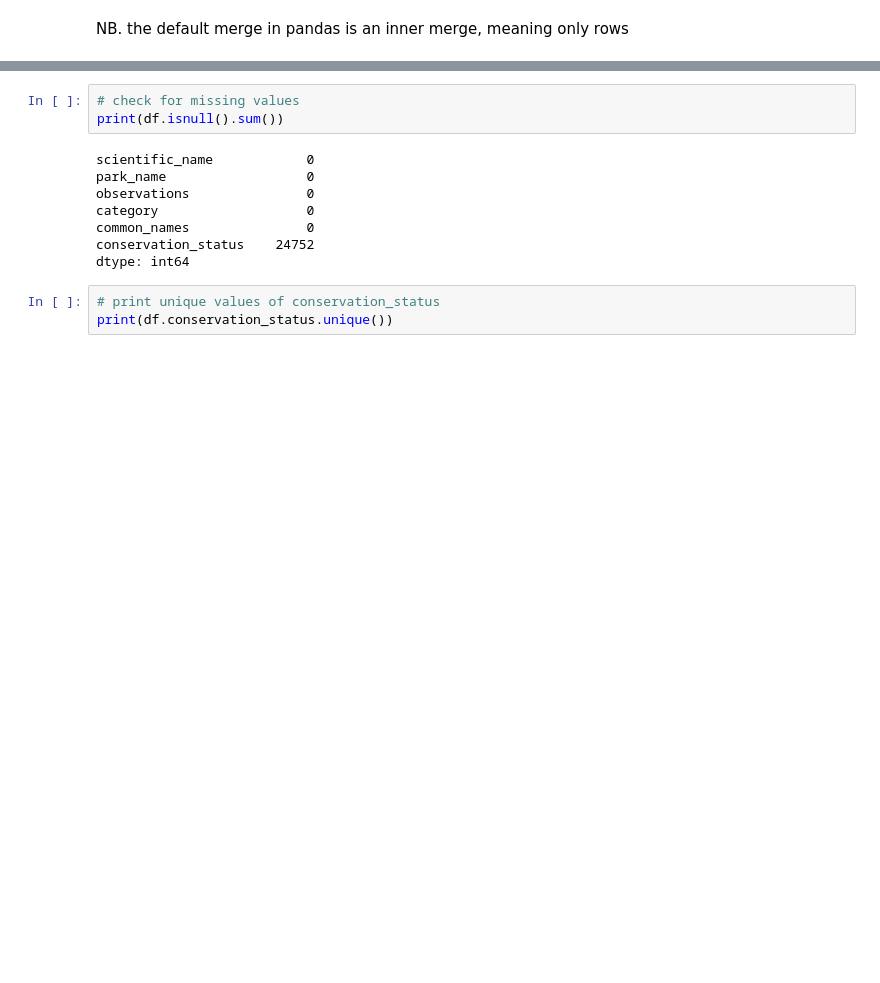
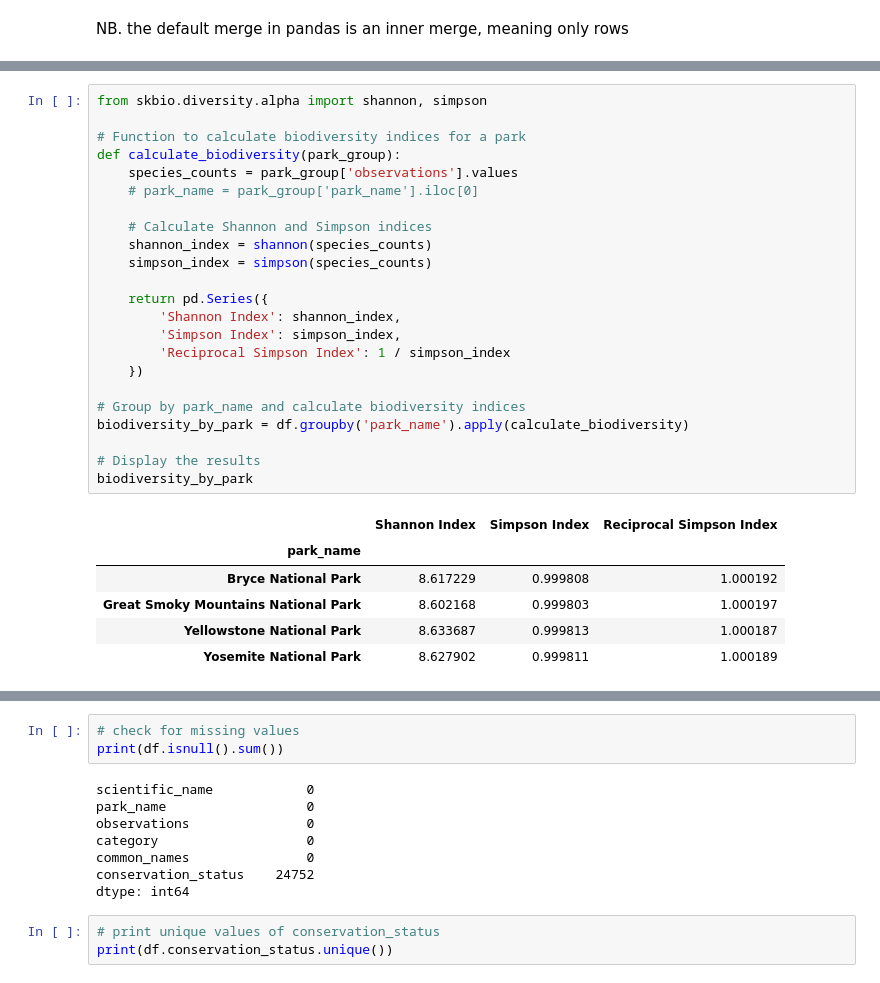
Before and after one commit to alanjameschapman/biodiversity, a Jupyter notebook: biodiversity.ipynb, the cells around one changed output, grey strips where cells are left out. Cells and saved outputs as stored; diff of their text form; blank space fills up the shorter version.

```diff
--- a/biodiversity.ipynb
+++ b/biodiversity.ipynb
@@ -334,0 +486,30 @@ memory usage: 1.4+ MB
+# %%
+from skbio.diversity.alpha import shannon, simpson
+
+# Function to calculate biodiversity indices for a park
+def calculate_biodiversity(park_group):
+    species_counts = park_group['observations'].values
+    # park_name = park_group['park_name'].iloc[0]
+
+    # Calculate Shannon and Simpson indices
+    shannon_index = shannon(species_counts)
+    simpson_index = simpson(species_counts)
+
+    return pd.Series({
+        'Shannon Index': shannon_index,
+        'Simpson Index': simpson_index,
+        'Reciprocal Simpson Index': 1 / simpson_index
+    })
+
+# Group by park_name and calculate biodiversity indices
+biodiversity_by_park = df.groupby('park_name').apply(calculate_biodiversity)
+
+# Display the results
+biodiversity_by_park
+# %% [output]
+|  | Shannon Index | Simpson Index | Reciprocal Simpson Index |
+| park_name |  |  |  |
+| Bryce National Park | 8.617229 | 0.999808 | 1.000192 |
+| Great Smoky Mountains National Park | 8.602168 | 0.999803 | 1.000197 |
+| Yellowstone National Park | 8.633687 | 0.999813 | 1.000187 |
+| Yosemite National Park | 8.627902 | 0.999811 | 1.000189 |
```
Also changed, not shown: parts of 24 cells of this notebook, 3 other files.
